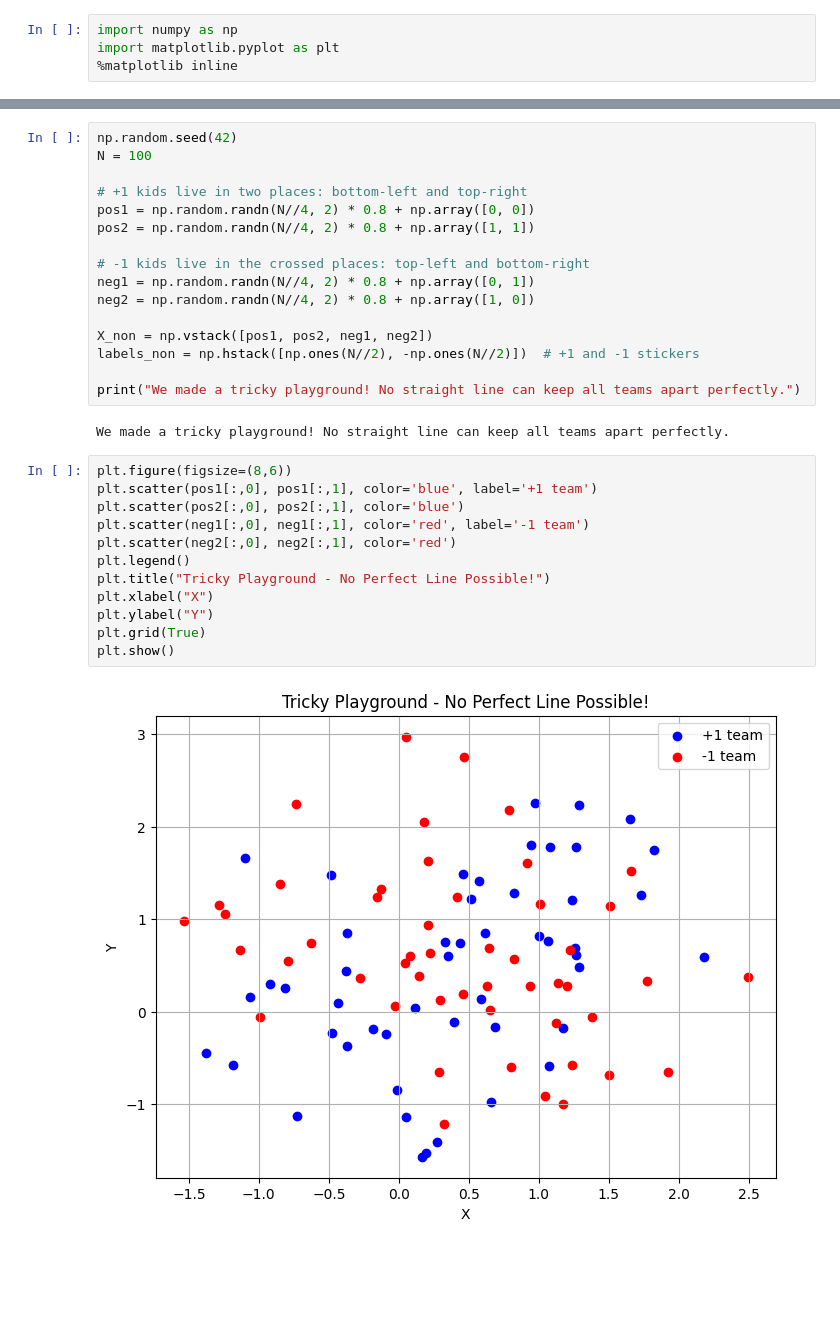
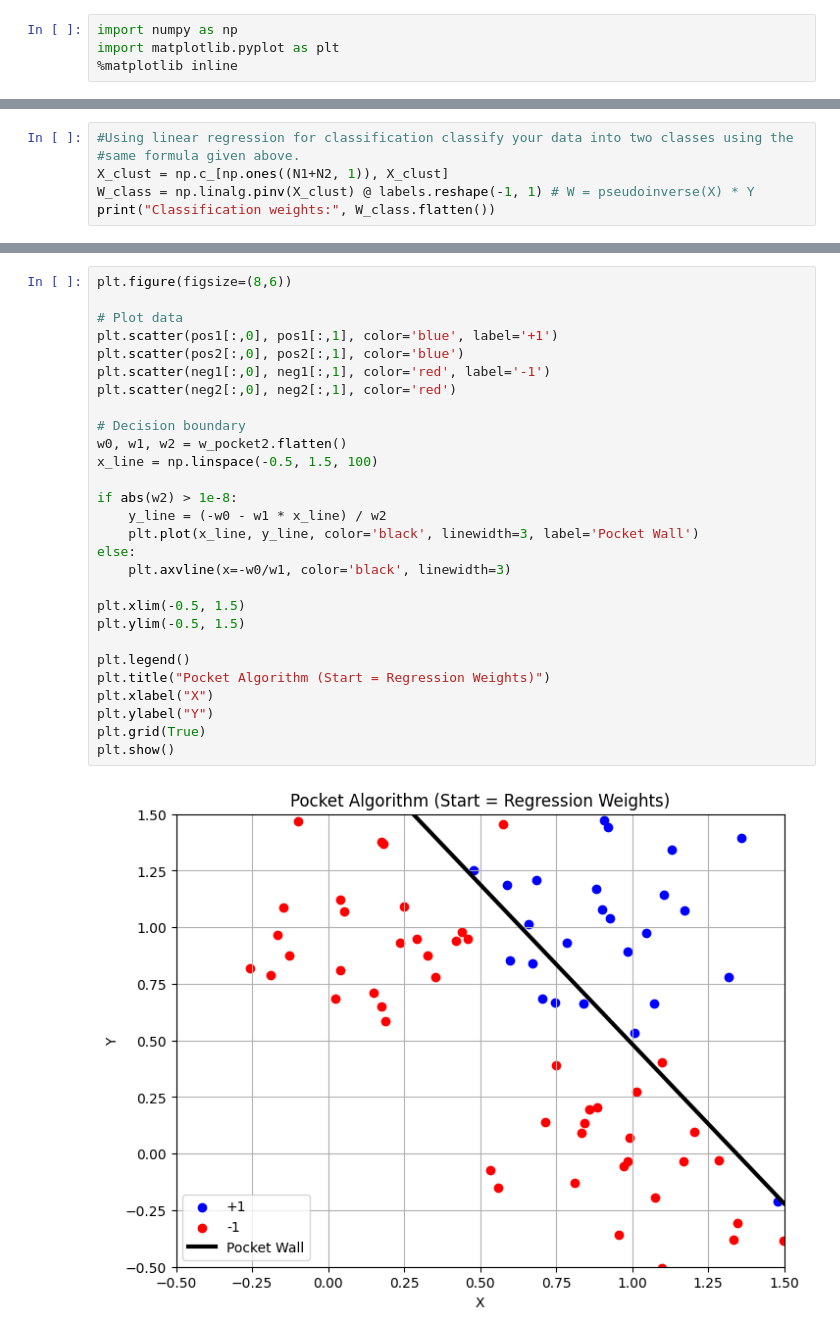
Before and after one commit to 23shxn/Ai-Algorithms, a Jupyter notebook: Linear Regression/Lab2.ipynb, the cells around one changed output, grey strips where cells are left out. Saved outputs shown, nothing was run; the diff lists cells and outputs as text; blank space fills up the shorter version.

```diff
--- a/Linear Regression/Lab2.ipynb
+++ b/Linear Regression/Lab2.ipynb
@@ -62,0 +71,6 @@ plt.show()
+# %%
+#Using linear regression for classification classify your data into two classes using the
+#same formula given above.
+X_clust = np.c_[np.ones((N1+N2, 1)), X_clust]
+W_class = np.linalg.pinv(X_clust) @ labels.reshape(-1, 1) # W = pseudoinverse(X) * Y
+print("Classification weights:", W_class.flatten())
@@ -121,32 +212,30 @@ Starting with regression weights (better start!)
-# %%
-np.random.seed(42)
-N = 100
-
-# +1 kids live in two places: bottom-left and top-right
-pos1 = np.random.randn(N//4, 2) * 0.8 + np.array([0, 0])
-pos2 = np.random.randn(N//4, 2) * 0.8 + np.array([1, 1])
-
-# -1 kids live in the crossed places: top-left and bottom-right
-neg1 = np.random.randn(N//4, 2) * 0.8 + np.array([0, 1])
-neg2 = np.random.randn(N//4, 2) * 0.8 + np.array([1, 0])
-
-X_non = np.vstack([pos1, pos2, neg1, neg2])
-labels_non = np.hstack([np.ones(N//2), -np.ones(N//2)])  # +1 and -1 stickers
-
-print("We made a tricky playground! No straight line can keep all teams apart perfectly.")
-# %% [output]
-We made a tricky playground! No straight line can keep all teams apart perfectly.
 # %%
 plt.figure(figsize=(8,6))
-plt.scatter(pos1[:,0], pos1[:,1], color='blue', label='+1 team')
+
+# Plot data
+plt.scatter(pos1[:,0], pos1[:,1], color='blue', label='+1')
 plt.scatter(pos2[:,0], pos2[:,1], color='blue')
-plt.scatter(neg1[:,0], neg1[:,1], color='red', label='-1 team')
+plt.scatter(neg1[:,0], neg1[:,1], color='red', label='-1')
 plt.scatter(neg2[:,0], neg2[:,1], color='red')
+
+# Decision boundary
+w0, w1, w2 = w_pocket2.flatten()
+x_line = np.linspace(-0.5, 1.5, 100)
+
+if abs(w2) > 1e-8:
+    y_line = (-w0 - w1 * x_line) / w2
+    plt.plot(x_line, y_line, color='black', linewidth=3, label='Pocket Wall')
+else:
+    plt.axvline(x=-w0/w1, color='black', linewidth=3)
+
+plt.xlim(-0.5, 1.5)
+plt.ylim(-0.5, 1.5)
+
 plt.legend()
-plt.title("Tricky Playground - No Perfect Line Possible!")
+plt.title("Pocket Algorithm (Start = Regression Weights)")
 plt.xlabel("X")
 plt.ylabel("Y")
 plt.grid(True)
 plt.show()
 # %% [output]
-[figure, old version]
+[figure, new version]
```
Also changed, not shown: parts of 23 cells of this notebook.
